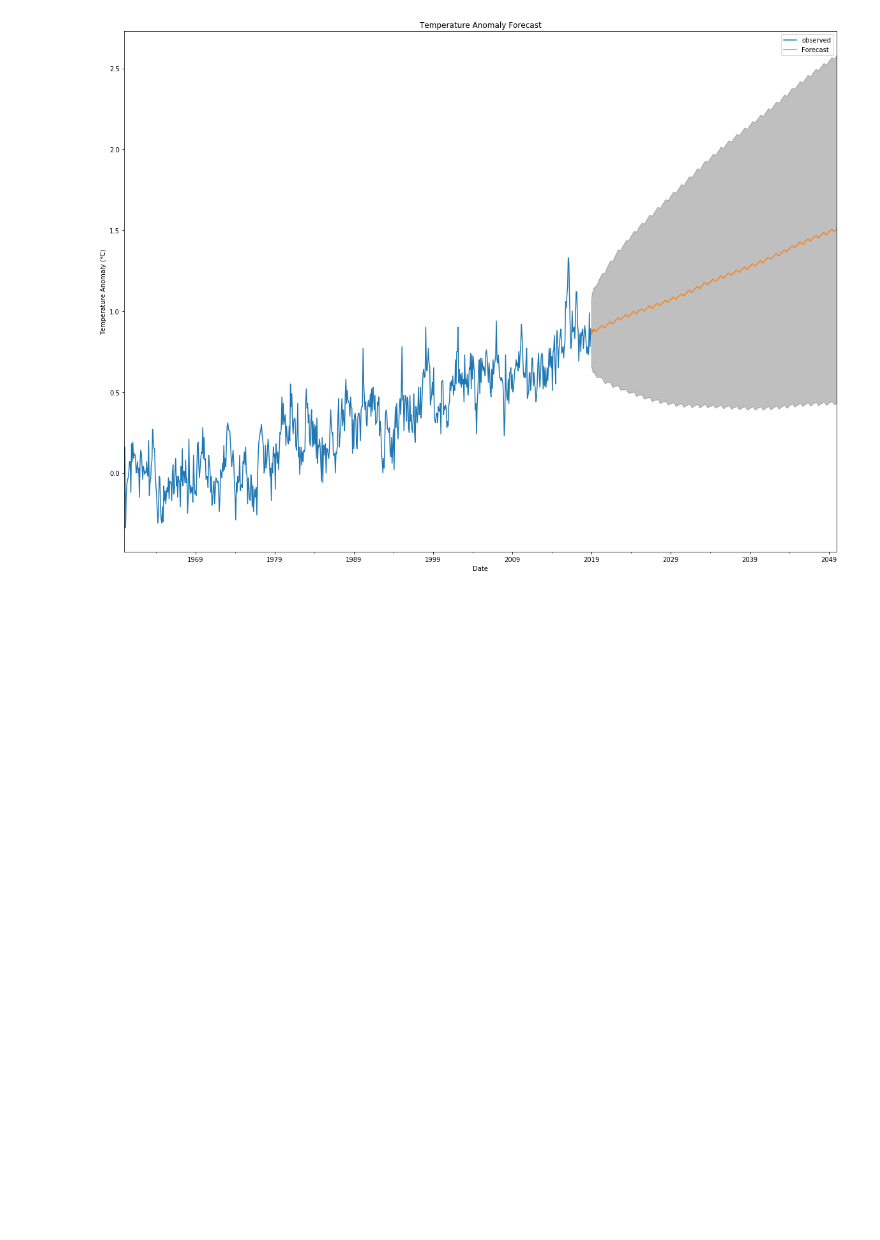
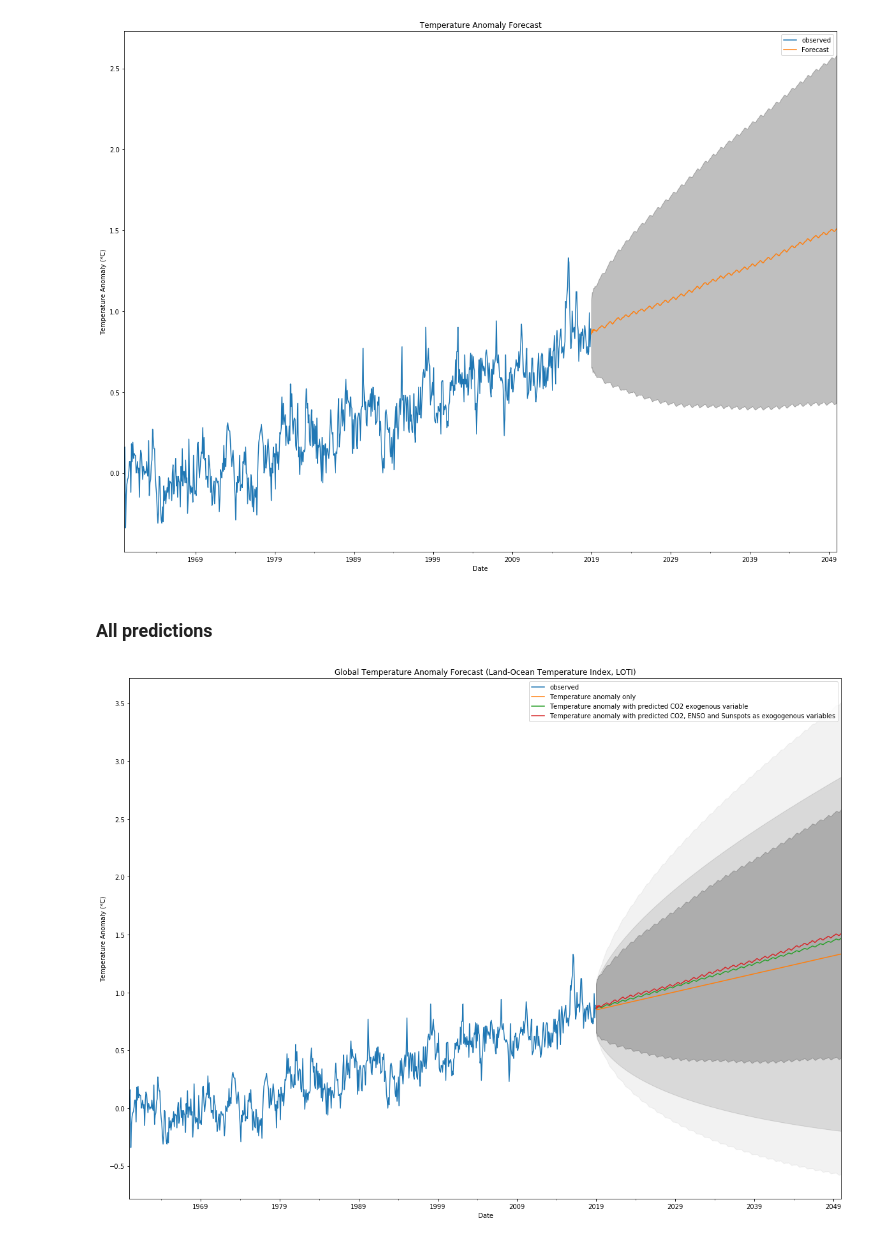
Before and after one commit to SimoAntikainen/sarimax-climate-change-forecast, a Jupyter notebook: sarimax-climate-change-forecast.ipynb, the cells around one changed output. Saved outputs shown, nothing was run; the diff lists cells and outputs as text; code cells hidden in the pictures; blank space fills up the shorter version.

```diff
--- a/sarimax-climate-change-forecast.ipynb
+++ b/sarimax-climate-change-forecast.ipynb
@@ -935,2 +933,4 @@ pred_ci = prediction.conf_int()
+# %%
+pred_ci1 = prediction1.conf_int()
 # %%
 ax = anomalyrange.anomaly.plot(label='observed', figsize=(20, 15))
@@ -1038,5 +1038,5 @@ Statespace Model Results
 Warnings:
 [1] Covariance matrix calculated using the outer product of gradients (complex-step).
 # %%
-prediction = res.get_forecast(steps=373, exog=co2pred.predicted_mean.reshape(373,1))
+prediction2 = res.get_forecast(steps=373, exog=co2pred.predicted_mean.reshape(373,1))
 # %%
@@ -1053,2 +1051,4 @@ pred_ci = prediction.conf_int()
+# %%
+pred_ci2 = prediction2.conf_int()
 # %%
 ax = anomalyrange.anomaly.plot(label='observed', figsize=(20, 15))
@@ -1207,9 +1207,9 @@ Statespace Model Results
 Warnings:
 [1] Covariance matrix calculated using the outer product of gradients (complex-step).
 # %%
-prediction = res.get_forecast(steps=373, exog=exogenouspred)
-pred_ci = prediction.conf_int()
-prediction.predicted_mean.tail()
+prediction3 = res.get_forecast(steps=373, exog=exogenouspred)
+pred_ci3 = prediction3.conf_int()
+prediction3.predicted_mean.tail()
 # %% [output]
 2049-09-01    1.492050
 2049-10-01    1.493666
@@ -1235,0 +1236,29 @@ prediction.predicted_mean.to_csv('predictions/all_exogenous_2050.csv')
+# %% [markdown]
+### All predictions
+# %%
+ax = anomalyrange.anomaly.plot(label='observed', figsize=(20, 15))
+prediction1.predicted_mean.plot(ax=ax, label='Temperature anomaly only')
+prediction2.predicted_mean.plot(ax=ax, label='Temperature anomaly with predicted CO2 exogenous variable')
+prediction3.predicted_mean.plot(ax=ax, label='Temperature anomaly with predicted CO2, ENSO and Sunspots as exogogenous variables')
+
+ax.fill_between(pred_ci1.index,
+                pred_ci1.iloc[:, 0],
+                pred_ci1.iloc[:, 1], color='k', alpha=0.1)
+
+ax.fill_between(pred_ci2.index,
+                pred_ci2.iloc[:, 0],
+                pred_ci2.iloc[:, 1], color='k', alpha=0.05)
+
+ax.fill_between(pred_ci3.index,
+                pred_ci3.iloc[:, 0],
+                pred_ci3.iloc[:, 1], color='k', alpha=0.2)
+
+
+ax.set_title('Global Temperature Anomaly Forecast (Land-Ocean Temperature Index, LOTI)')
+ax.set_xlabel('Date')
+ax.set_ylabel('Temperature Anomaly (*C)')
+
+plt.legend()
+plt.show()
+# %% [output]
+[figure, added]
```
Also changed, not shown: parts of 15 cells of this notebook, 1 other file.
